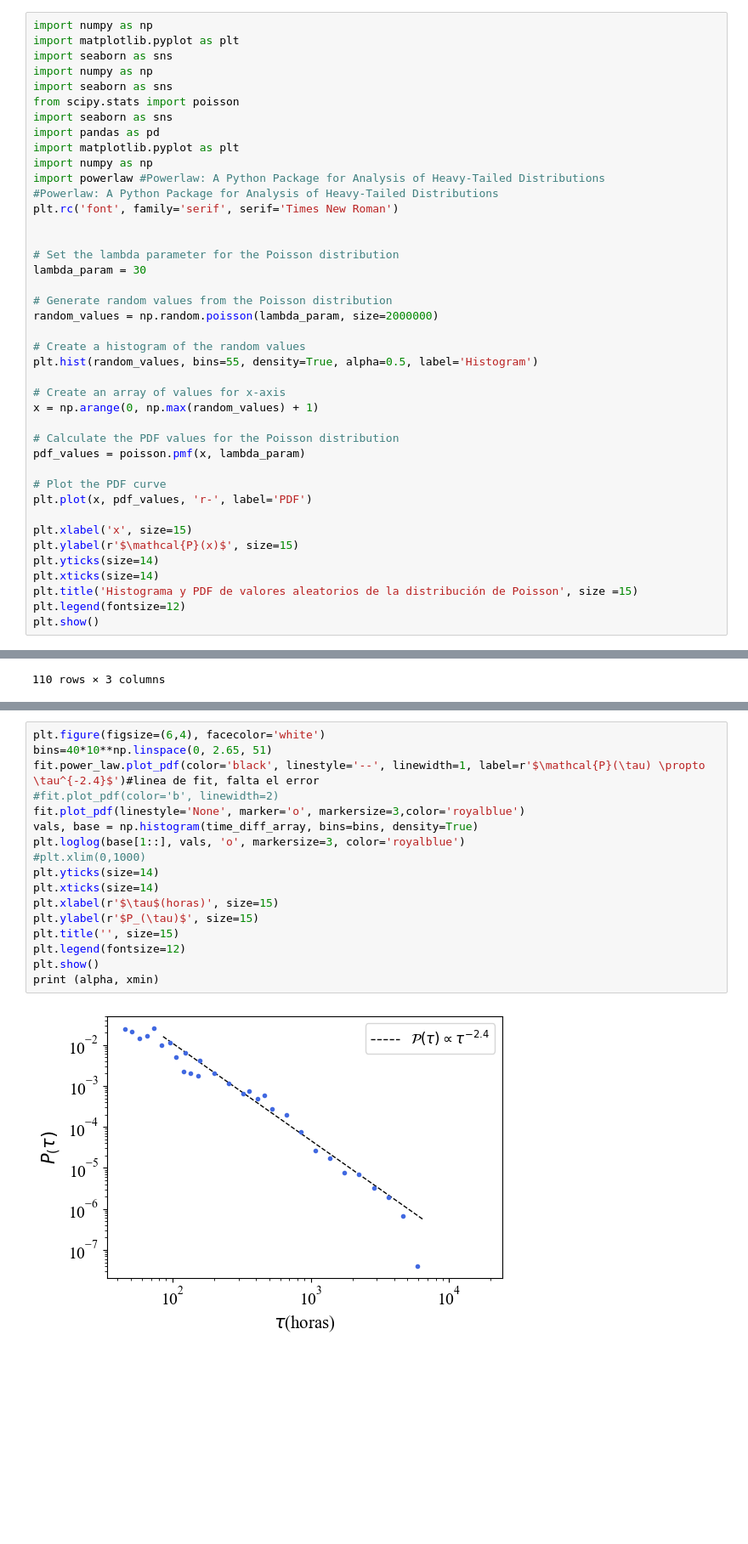
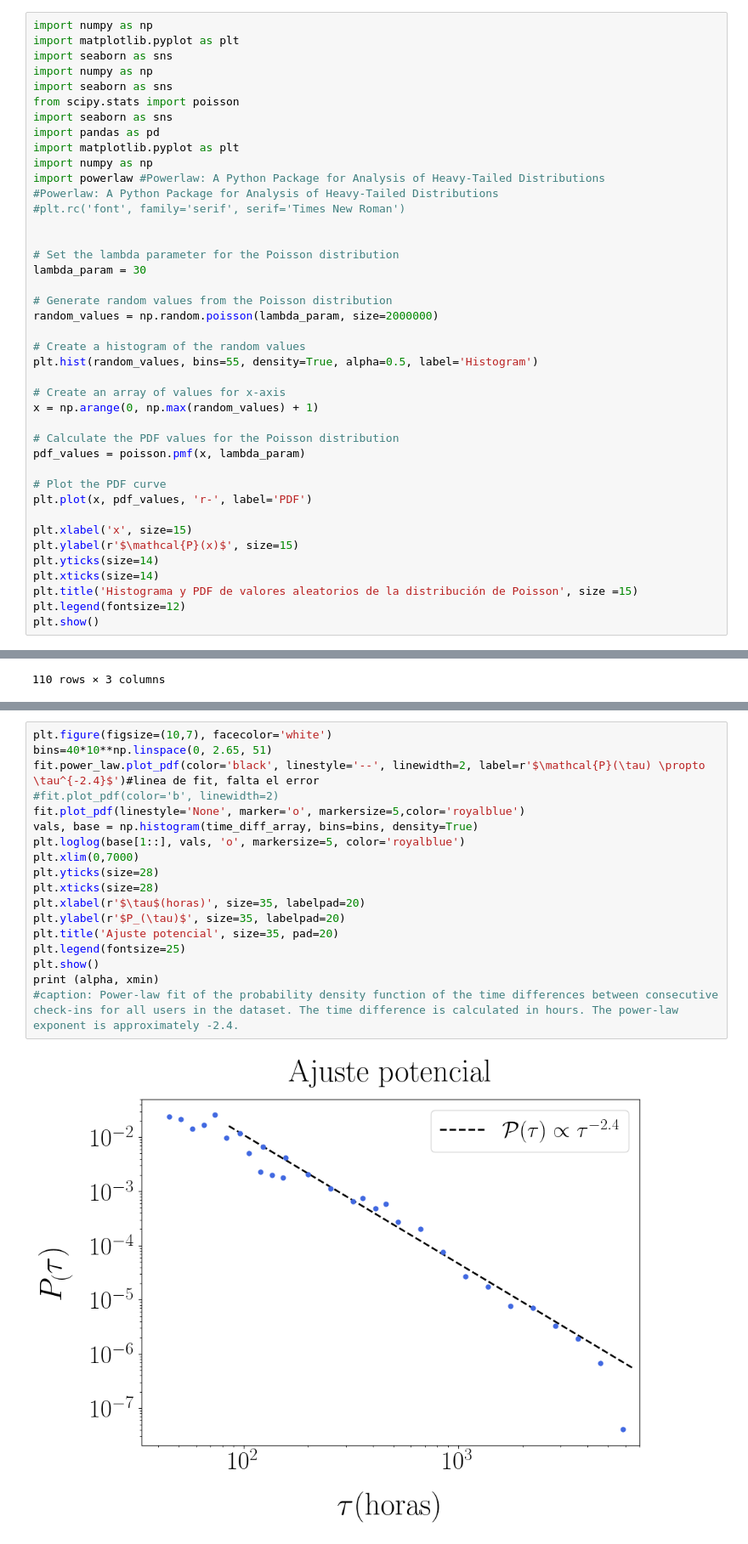
Before and after one commit to oazula/codes, a Jupyter notebook: Analisis de Pareto.ipynb, the cells around one changed output, grey strips where cells are left out. Shown: that part at 85% size. Cells and saved outputs as stored; diff of their text form; blank space fills up the shorter version.

```diff
--- a/Analisis de Pareto.ipynb
+++ b/Analisis de Pareto.ipynb
@@ -13,7 +22,7 @@ import matplotlib.pyplot as plt
 import numpy as np
 import powerlaw #Powerlaw: A Python Package for Analysis of Heavy-Tailed Distributions
 #Powerlaw: A Python Package for Analysis of Heavy-Tailed Distributions
-plt.rc('font', family='serif', serif='Times New Roman')
+#plt.rc('font', family='serif', serif='Times New Roman')
 
 
 # Set the lambda parameter for the Poisson distribution
@@ -373,20 +392,21 @@ xmin progress: 99%
 # %%
-plt.figure(figsize=(6,4), facecolor='white')
+plt.figure(figsize=(10,7), facecolor='white')
 bins=40*10**np.linspace(0, 2.65, 51)
-fit.power_law.plot_pdf(color='black', linestyle='--', linewidth=1, label=r'$\mathcal{P}(\tau) \propto \tau^{-2.4}$')#linea de fit, falta el error
+fit.power_law.plot_pdf(color='black', linestyle='--', linewidth=2, label=r'$\mathcal{P}(\tau) \propto \tau^{-2.4}$')#linea de fit, falta el error
 #fit.plot_pdf(color='b', linewidth=2)
-fit.plot_pdf(linestyle='None', marker='o', markersize=3,color='royalblue')
+fit.plot_pdf(linestyle='None', marker='o', markersize=5,color='royalblue')
 vals, base = np.histogram(time_diff_array, bins=bins, density=True)
-plt.loglog(base[1::], vals, 'o', markersize=3, color='royalblue')
-#plt.xlim(0,1000)
-plt.yticks(size=14)
-plt.xticks(size=14)
-plt.xlabel(r'$\tau$(horas)', size=15)
-plt.ylabel(r'$P_(\tau)$', size=15)
-plt.title('', size=15)
-plt.legend(fontsize=12)
+plt.loglog(base[1::], vals, 'o', markersize=5, color='royalblue')
+plt.xlim(0,7000)
+plt.yticks(size=28)
+plt.xticks(size=28)
+plt.xlabel(r'$\tau$(horas)', size=35, labelpad=20)
+plt.ylabel(r'$P_(\tau)$', size=35, labelpad=20)
+plt.title('Ajuste potencial', size=35, pad=20)
+plt.legend(fontsize=25)
 plt.show()
 print (alpha, xmin)
+#caption: Power-law fit of the probability density function of the time differences between consecutive check-ins for all users in the dataset. The time difference is calculated in hours. The power-law exponent is approximately -2.4.
 # %% [output]
-[figure, old version]
+[figure, new version]
 2.3734792061280436 85.47
```
Also changed, not shown: parts of 9 cells of this notebook, 13 other files.
